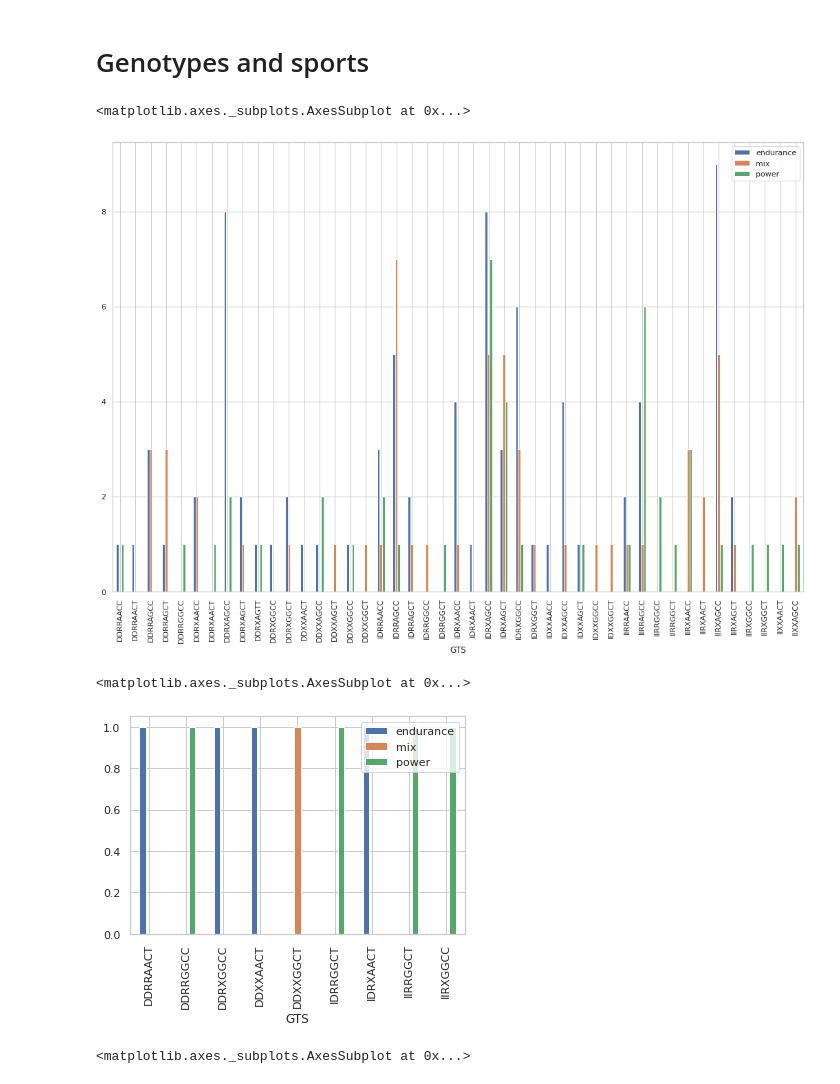
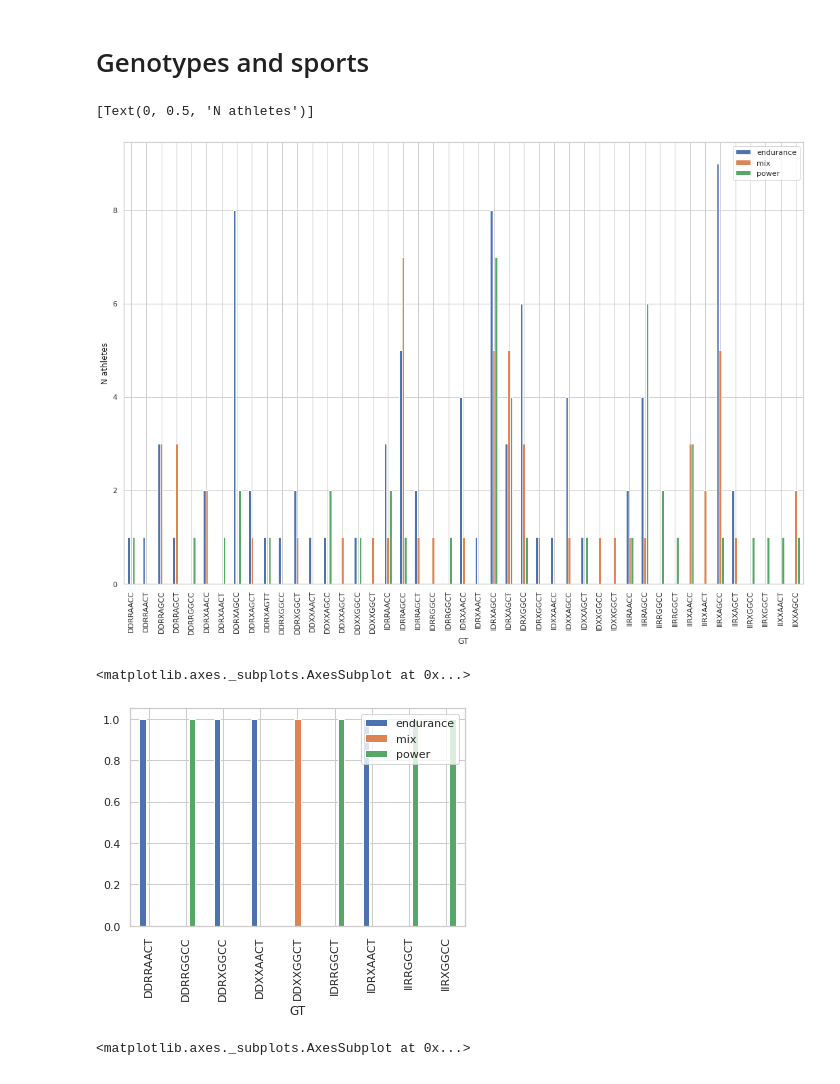
Before and after one commit to erinijapranckeviciene/ppolygenic, a Jupyter notebook: ppolygenic.ipynb, the cells around one changed output. Saved outputs shown, nothing was run; the diff lists cells and outputs as text; code cells hidden in the pictures.

```diff
--- a/ppolygenic.ipynb
+++ b/ppolygenic.ipynb
@@ -369,6 +370,7 @@ r,c=g_end_m.shape
 g_end_m['GTp_end_M']=(g_end_m['GT']/r)*100
 g_end_m['GTn_end_M']=(g_end_m['GT']/N)*100
 g_end_m.rename_axis('Genotypes',axis="rows",inplace=True)
+g_end_m.rename(columns={'GT':'Endurance_males'}, inplace=True)
 print(g_end_m.head())
 
 # endurance females
@@ -379,6 +381,7 @@ g_end_f['GTp_end_F']=(g_end_f['GT']/r)*100
 g_end_f['GTn_end_F']=(g_end_f['GT']/N)*100
 
 g_end_f.rename_axis('Genotypes',axis="rows",inplace=True)
+g_end_f.rename(columns={'GT':'Endurance_females'}, inplace=True)
 print(g_end_f.head())
 
 # power males
@@ -389,6 +392,7 @@ g_pow_m['GTp_pow_M']=(g_pow_m['GT']/r)*100
 g_pow_m['GTn_pow_M']=(g_pow_m['GT']/N)*100
 
 g_pow_m.rename_axis('Genotypes',axis="rows",inplace=True)
+g_pow_m.rename(columns={'GT':'Power_males'}, inplace=True)
 print(g_pow_m.head())
 
 # power females
@@ -399,6 +403,7 @@ g_pow_f['GTp_pow_F']=(g_pow_f['GT']/r)*100
 g_pow_f['GTn_pow_F']=(g_pow_f['GT']/N)*100
 
 g_pow_f.rename_axis('Genotypes',axis="rows",inplace=True)
+g_pow_f.rename(columns={'GT':'Power_females'}, inplace=True)
 print(g_pow_f.head())
 
 # mix males
@@ -408,6 +413,7 @@ r,c=g_mix_m.shape
 g_mix_m['GTp_mix_M']=(g_mix_m['GT']/r)*100
 g_mix_m['GTn_mix_M']=(g_mix_m['GT']/N)*100
 g_mix_m.rename_axis('Genotypes',axis="rows",inplace=True)
+g_mix_m.rename(columns={'GT':'Mix_males'}, inplace=True)
 print(g_mix_m.head())
 
 # mix females
@@ -417,6 +423,7 @@ r,c=g_mix_f.shape
 g_mix_f['GTp_mix_F']=(g_mix_f['GT']/r)*100
 g_mix_f['GTn_mix_F']=(g_mix_f['GT']/N)*100
 g_mix_f.rename_axis('Genotypes',axis="rows",inplace=True)
+g_mix_f.rename(columns={'GT':'Mix_females'}, inplace=True)
 print(g_mix_f.head())
 # %% [output]
 endurance males
@@ -722,7 +724,12 @@ for i in range(0,nr):
     gts[i,0]=gta
     gts[i,1]=drow['class']
     gts[i,2]=drow['gender']
-gtsdf=pd.DataFrame(gts,columns=['GTS','class','gender'])
+gtsdf=pd.DataFrame(gts,columns=['GT','class','gender'])
 gtsdf.tail()
+# Here we have to add TGS - compute join with null matrix
+gtsmerge=pd.merge(gtsdf,TGSmat2,on='GT')
+gtsmerge.sort_values(['TGS'], ascending=False, inplace=True)
+gtsmerge.head(3)
+# and make comparisons with Wilcoxon rank sum test
 # %% [output]
 180
@@ -755,11 +872,11 @@ IIXXAGCC  M       mix          2
                   power        1
 Name: class, dtype: int64
 # %%
-gtsgender=pd.crosstab(gtsdf['GTS'],gtsdf['gender'])
-gtsclass=pd.crosstab(gtsdf['GTS'],gtsdf['class'])
+gtsgender=pd.crosstab(gtsdf['GT'],gtsdf['gender'])
+gtsclass=pd.crosstab(gtsdf['GT'],gtsdf['class'])
 
 # merge gtsclass and gtsgender
-gtsm=pd.merge(gtsclass,gtsgender,on='GTS')
+gtsm=pd.merge(gtsclass,gtsgender,on='GT')
 #gtsm1=gtsm.drop([0],axis=0)
 #gtsm2=gtsm.drop(['0_x','0_y'],axis=1)
 
@@ -803,16 +920,16 @@ sns.despine(left=True, bottom=True)
 # %% [markdown]
 # Genotypes and sports
 # %%
-gtsm.plot.bar(y=['endurance','mix','power'],figsize=(18,12))
+gtsm.plot.bar(y=['endurance','mix','power'],figsize=(18,12)).set(ylabel='N athletes')
 # %% [output]
-<matplotlib.axes._subplots.AxesSubplot at 0x...>
+[Text(0, 0.5, 'N athletes')]
-[figure, old version]
+[figure, new version]
 # %%
 gtsm2f=gtsm[(gtsm['M']==0)]
 gtsm2f.plot.bar(y=['endurance','mix','power'])
 # %% [output]
 <matplotlib.axes._subplots.AxesSubplot at 0x...>
-[figure, old version]
+[figure, new version]
 # %%
 gtsm2m=gtsm[(gtsm['F']==0)]
 gtsm2m.plot.bar(y=['endurance','mix','power'],figsize=(15,8))
```
Also changed, not shown: parts of 21 cells of this notebook.
